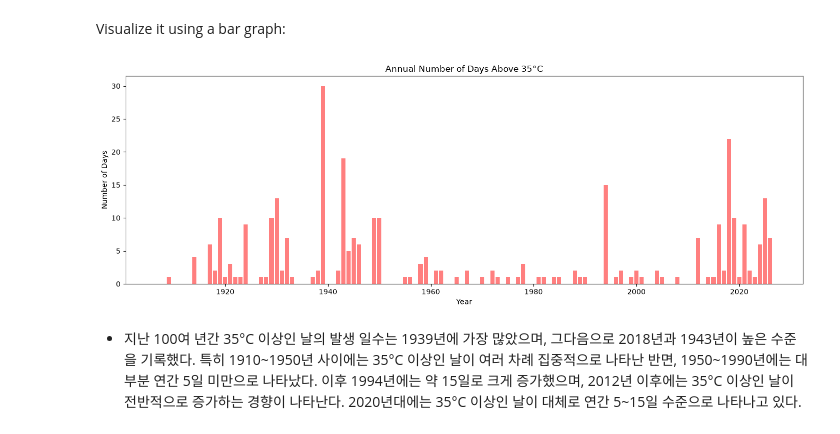
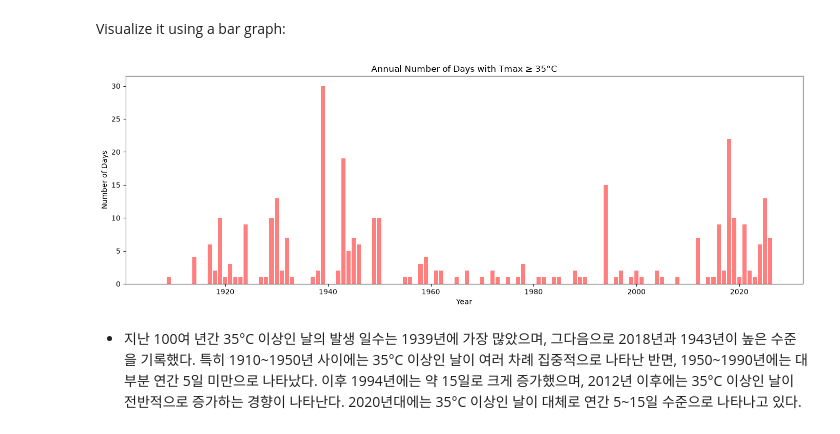
Before and after one commit to freepoincare/time-series-data-analysis, a Jupyter notebook: notebooks/2_descriptive_analysis.ipynb, the cells around one changed output. Drawn from its saved outputs; the diff is of its cells as text; code cells hidden in the pictures.

```diff
--- a/notebooks/2_descriptive_analysis.ipynb
+++ b/notebooks/2_descriptive_analysis.ipynb
@@ -162,13 +162,13 @@ Visualize it using a bar graph:
 # %%
 plt.figure(figsize=(14, 5))
 plt.bar(annual_over_35["year"], annual_over_35["days_over_35"], color="red", alpha=0.5)
 plt.xlabel("Year")
 plt.ylabel("Number of Days")
-plt.title("Annual Number of Days Above 35°C")
+plt.title("Annual Number of Days with Tmax ≥ 35°C")
 plt.tight_layout()
 plt.show()
 # %% [output]
-[figure, old version]
+[figure, new version]
 # %% [markdown]
 * 지난 100여 년간 35°C 이상인 날의 발생 일수는 1939년에 가장 많았으며, 그다음으로 2018년과 1943년이 높은 수준을 기록했다. 특히 1910~1950년 사이에는 35°C 이상인 날이 여러 차례 집중적으로 나타난 반면, 1950~1990년에는 대부분 연간 5일 미만으로 나타났다. 이후 1994년에는 약 15일로 크게 증가했으며, 2012년 이후에는 35°C 이상인 날이 전반적으로 증가하는 경향이 나타난다. 2020년대에는 35°C 이상인 날이 대체로 연간 5~15일 수준으로 나타나고 있다.
 # %% [markdown]
```
Also changed, not shown: 1 other file.
